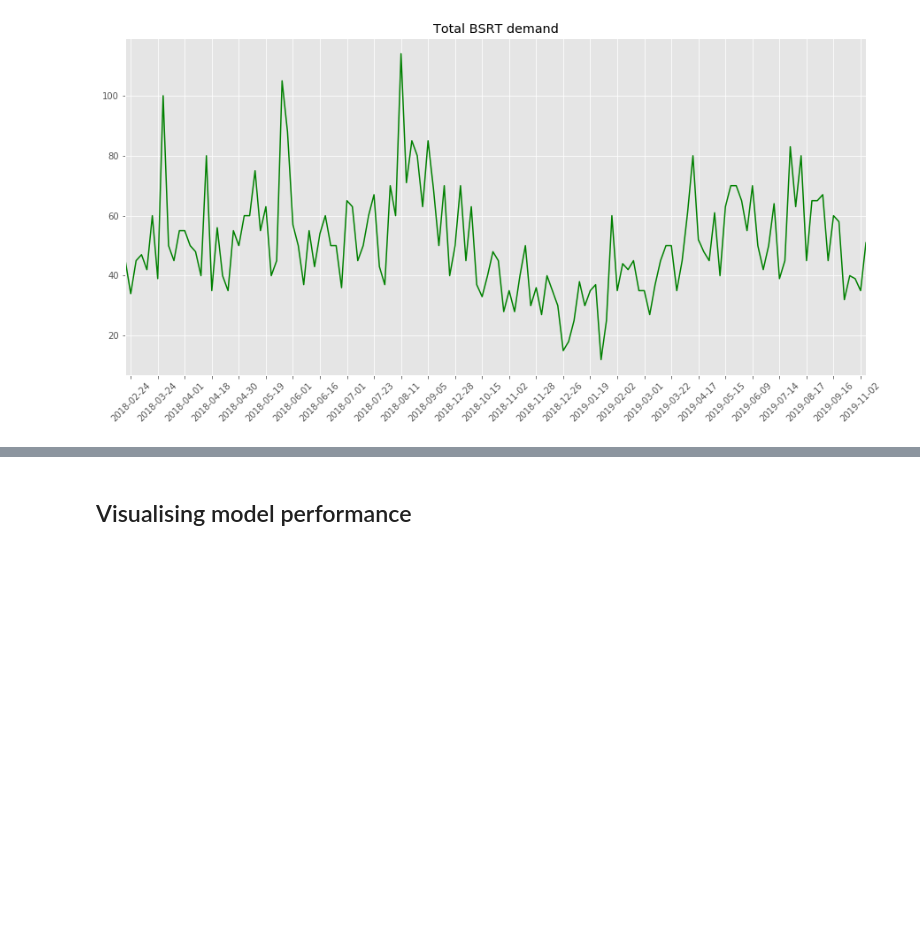
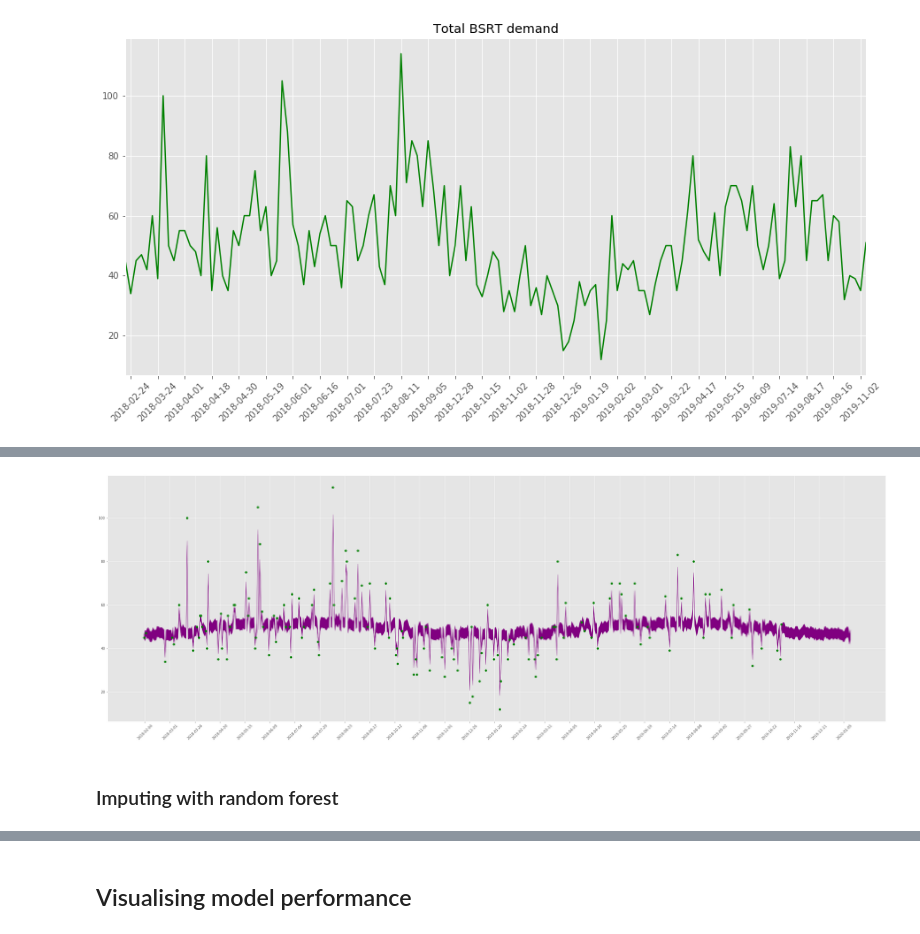
Before and after one commit to souper-streetwise/predictive-model, a Jupyter notebook: src/data_analysis.ipynb, the cells around one changed output, grey strips where cells are left out. Cells and saved outputs as stored; diff of their text form; code cells hidden in the pictures; blank space fills up the shorter version.

```diff
--- a/src/data_analysis.ipynb
+++ b/src/data_analysis.ipynb
@@ -37,0 +63,3 @@ plt.show()
+# %%
+pred_df = pd.concat([date_df, weather_df], axis = 1)
+pred_df.head()
@@ -37,0 +73,6 @@ plt.show()
+# %%
+from utils import month, day_of_week, precip_type
+pred_df['month'] = pred_df['month'].map(month)
+pred_df['day_of_week'] = pred_df['day_of_week'].map(day_of_week)
+pred_df['precip_type'] = pred_df['precip_type'].map(precip_type)
+pred_df.head()
@@ -37,0 +88,3 @@ plt.show()
+# %%
+gaussian_process = load_model_data('gaussian_process')['model']
+gaussian_process
@@ -37,0 +102,6 @@ plt.show()
+# %%
+gaussian_df = pred_df.copy()
+means, stds = gaussian_process.predict(gaussian_df.drop(columns = ['date']), return_std = True)
+gaussian_df['lower_bound'] = means - 1.96 * stds
+gaussian_df['upper_bound'] = means + 1.96 * stds
+gaussian_df.head()
@@ -37,0 +115,13 @@ plt.show()
+# %%
+fig, ax = plt.subplots(figsize = (40, 13))
+plt.fill_between(gaussian_df.date, gaussian_df.lower_bound,
+                 gaussian_df.upper_bound, figure = fig, color = 'purple')
+plt.scatter(df.date, df.total, color = 'green')
+plt.xticks(range(1, len(gaussian_df.index), 25),
+           gaussian_df.date[list(range(1, len(gaussian_df.index), 25))],
+           rotation = 45)
+plt.show()
+# %% [output]
+[figure, added]
+# %% [markdown]
+### Imputing with random forest
```
Also changed, not shown: parts of 14 cells of this notebook.
